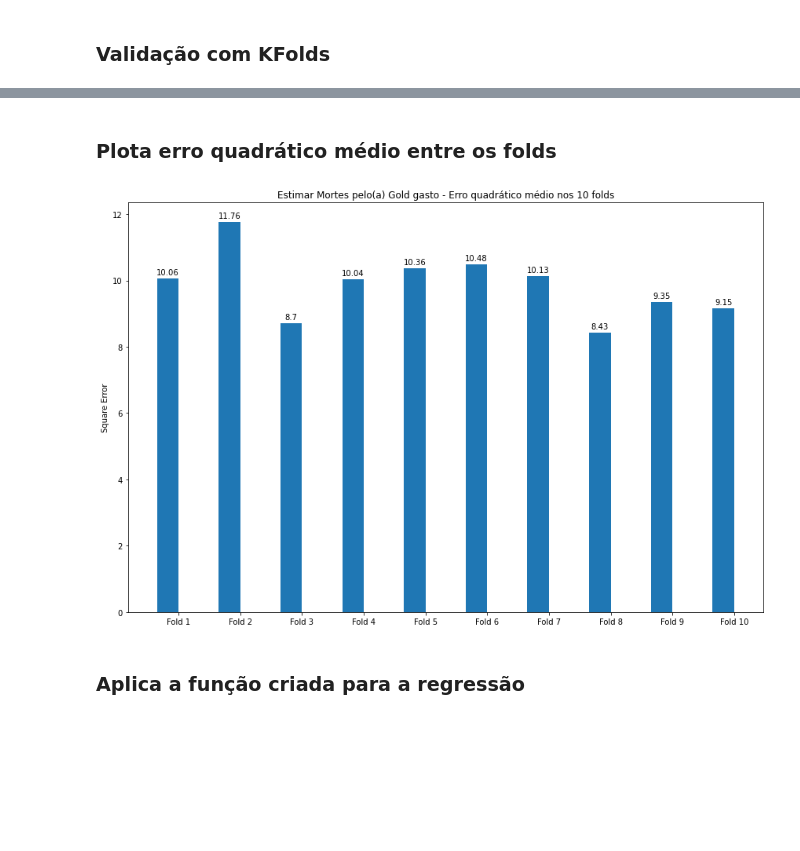
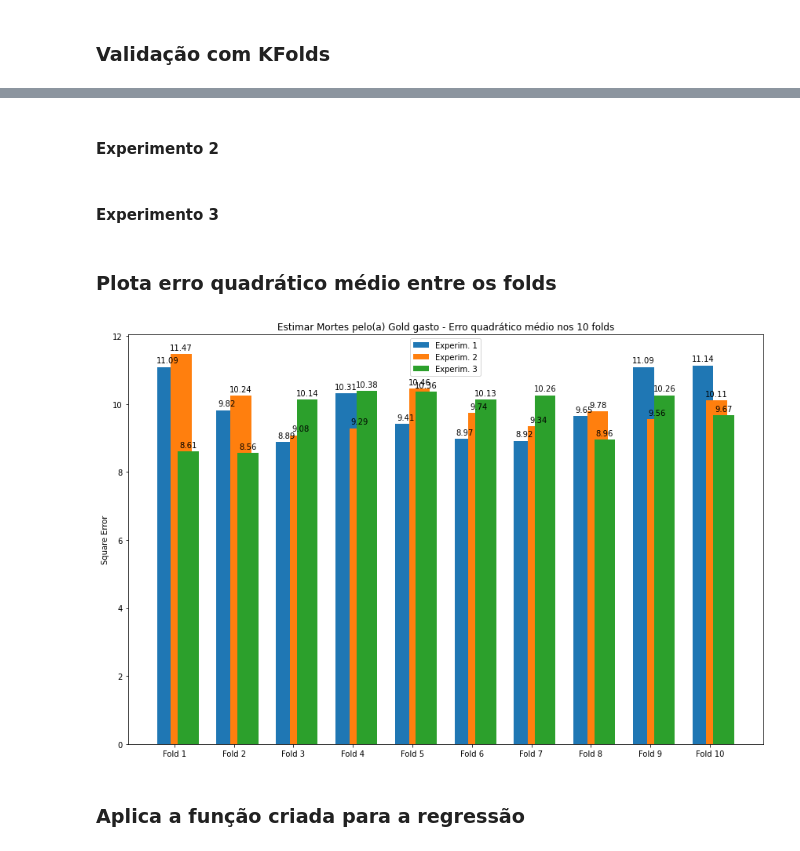
Before and after one commit to guilhermepoluc/league-of-legends-analysis-icd, a Jupyter notebook: regressao.ipynb, the cells around one changed output, grey strips where cells are left out. Drawn from its saved outputs; the diff is of its cells as text; code cells hidden in the pictures; blank space fills up the shorter version.

Commit message:
Regression file finished

```diff
--- a/regressao.ipynb
+++ b/regressao.ipynb
@@ -190,2 +310,4 @@ X_train, X_test, y_train, y_test = train_test_split(X[:samples], y[:samples], te
+# %%
+X3_train, X3_test, y3_train, y3_test = train_test_split(X3[:samples], y[:samples], test_size = 0.2)
 # %% [markdown]
 ### Normalização dos dados
@@ -205,23 +360,51 @@ Z_test = Z_test/std_train
+# %%
+error_mean_01 = []
+fold = 1
+for train_index, val_index in skf.split(Z1_train, y1_train):
+    # print('{}º fold'.format(fold))
+    clf = LinearRegression()
+    clf.fit(Z1_train.values[train_index], y1_train.values[train_index])
+    y_val = y1_train.values[val_index]
+    y_hat = clf.predict(Z1_train.values[val_index])
+    error_mean_01.append(round(((y_val - y_hat)**2).mean(), 2))
+    # print('Erro Quadrado médio: {}'.format(error_mean[fold-1]))
+    # print('')
+    fold += 1
+# %% [markdown]
+#### Experimento 2
 # %%
-numberOfFolds = 10
-skf = KFold(n_splits=numberOfFolds, shuffle = True)
 error_mean_02 = []
 fold = 1
-for train_index, val_index in skf.split(Z_train, y_train):
+for train_index, val_index in skf.split(Z2_train, y2_train):
     # print('{}º fold'.format(fold))
     clf = LinearRegression()
-    clf.fit(Z_train.values[train_index], y_train.values[train_index])
-    y_val = y_train.values[val_index]
-    y_hat = clf.predict(Z_train.values[val_index])
+    clf.fit(Z2_train.values[train_index], y2_train.values[train_index])
+    y_val = y2_train.values[val_index]
+    y_hat = clf.predict(Z2_train.values[val_index])
     error_mean_02.append(round(((y_val - y_hat)**2).mean(), 2))
     # print('Erro Quadrado médio: {}'.format(error_mean[fold-1]))
     # print('')
     fold += 1
+# %% [markdown]
+#### Experimento 3
+# %%
+error_mean_03 = []
+fold = 1
+for train_index, val_index in skf.split(Z3_train, y3_train):
+    # print('{}º fold'.format(fold))
+    clf = LinearRegression()
+    clf.fit(Z3_train.values[train_index], y3_train.values[train_index])
+    y_val = y3_train.values[val_index]
+    y_hat = clf.predict(Z3_train.values[val_index])
+    error_mean_03.append(round(((y_val - y_hat)**2).mean(), 2))
+    # print('Erro Quadrado médio: {}'.format(error_mean[fold-1]))
+    # print('')
+    fold += 1
 # %% [markdown]
 ### Plota erro quadrático médio entre os folds
 # %%
-plotBars(error_mean_02, 'Estimar {} pelo(a) {} - Erro quadrático médio nos {} folds'.format('Mortes', 'Gold gasto', numberOfFolds), 'Square Error')
+plotBarsWith3Data(error_mean_01, error_mean_02, error_mean_03, 'Estimar {} pelo(a) {} - Erro quadrático médio nos {} folds'.format('Mortes', 'Gold gasto', numberOfFolds), 'Square Error')
 # %% [output]
-[figure, old version]
+[figure, new version]
 # %% [markdown]
 ### Aplica a função criada para a regressão
```
Also changed, not shown: parts of 68 cells of this notebook.
